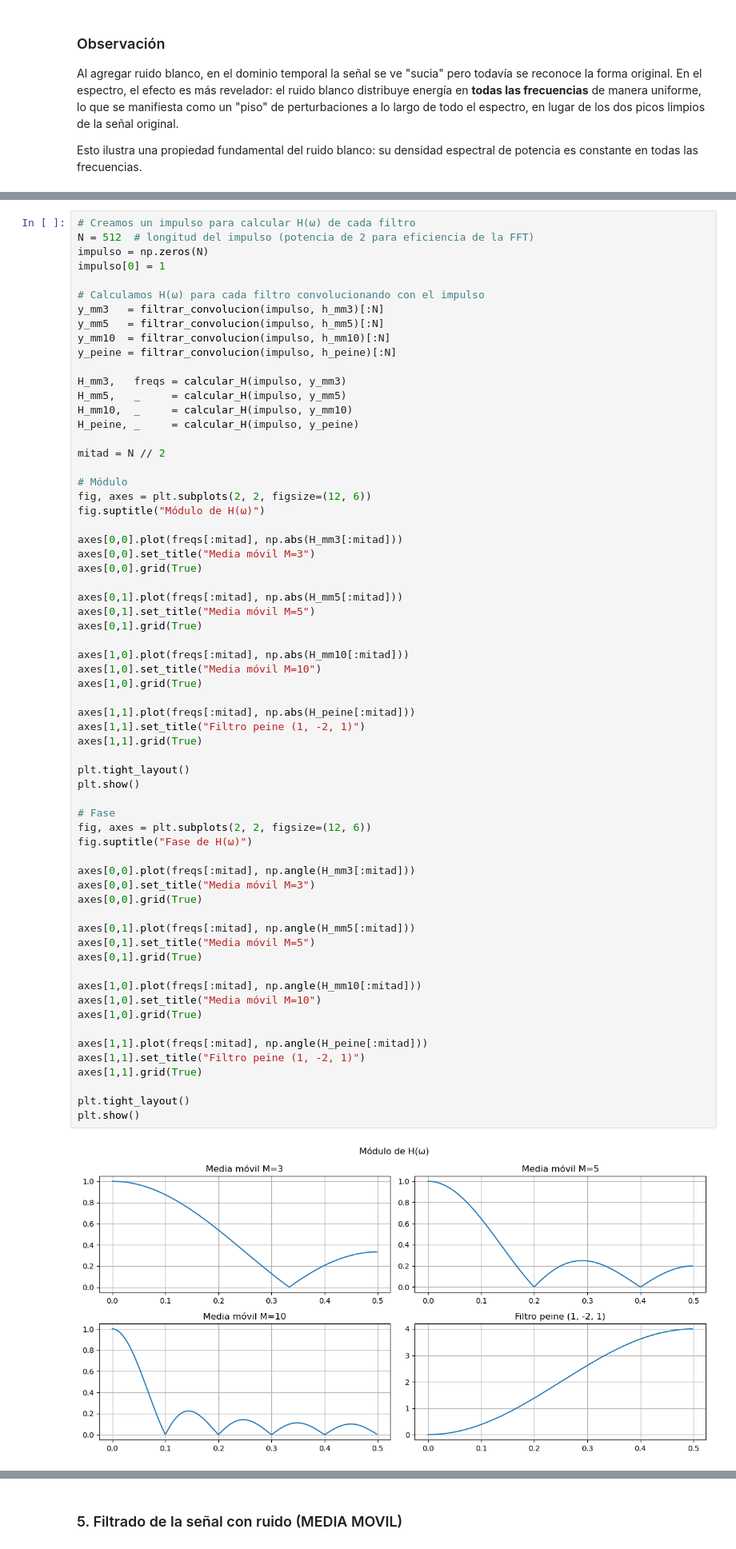
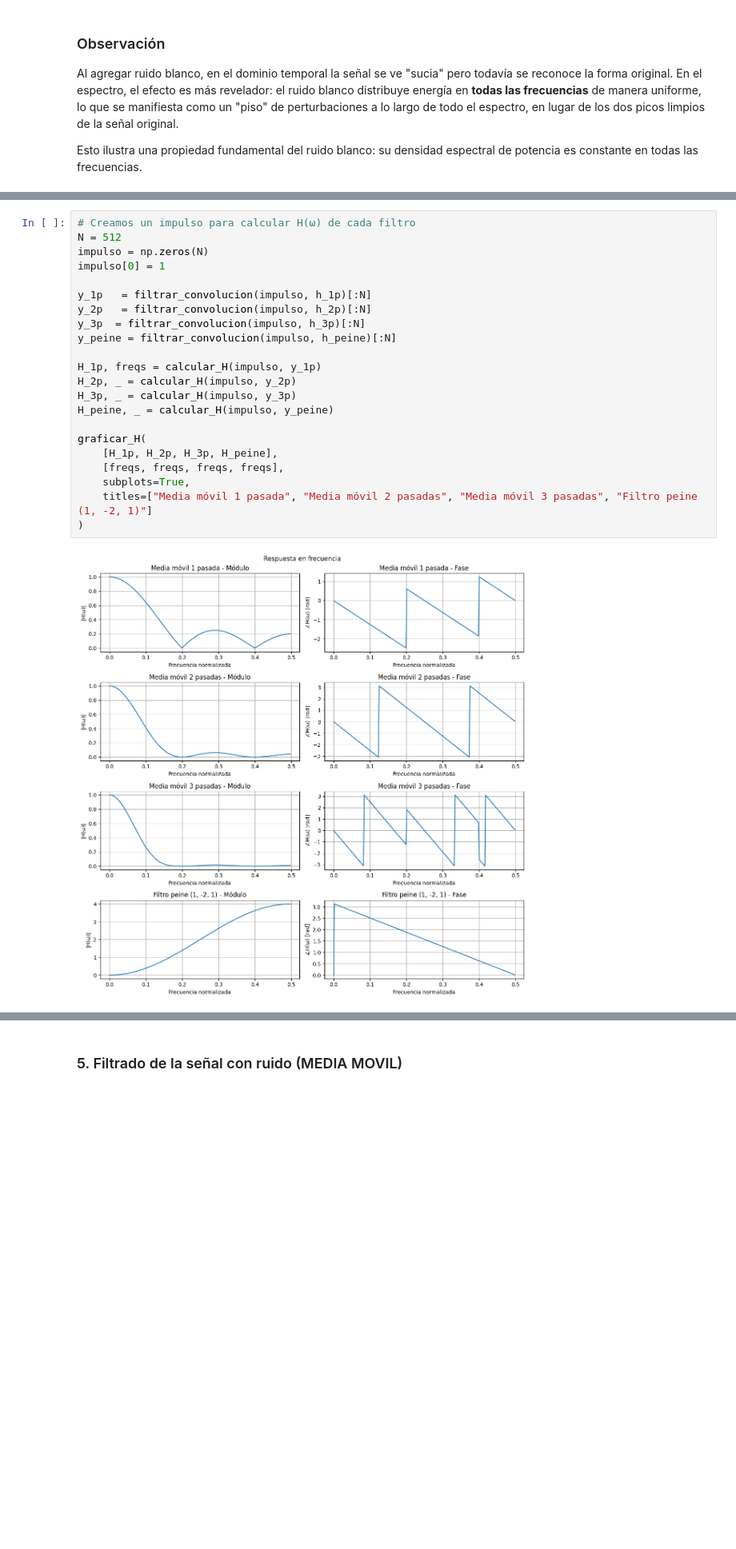
Before and after one commit to notfigure8/TP-DSP-Grupo-5, a Jupyter notebook: notebook_grupo_5.ipynb, the cells around one changed output, grey strips where cells are left out. Shown at 80% size. Cells and saved outputs as stored; diff of their text form; blank space fills up the shorter version.

```diff
--- a/notebook_grupo_5.ipynb
+++ b/notebook_grupo_5.ipynb
@@ -120,66 +108,24 @@ en frecuencia H(ω) aplicando el filtro a un impulso y luego calculando la FFT.
 # %%
 # Creamos un impulso para calcular H(ω) de cada filtro
-N = 512  # longitud del impulso (potencia de 2 para eficiencia de la FFT)
+N = 512
 impulso = np.zeros(N)
 impulso[0] = 1
 
-# Calculamos H(ω) para cada filtro convolucionando con el impulso
-y_mm3   = filtrar_convolucion(impulso, h_mm3)[:N]
-y_mm5   = filtrar_convolucion(impulso, h_mm5)[:N]
-y_mm10  = filtrar_convolucion(impulso, h_mm10)[:N]
+y_1p   = filtrar_convolucion(impulso, h_1p)[:N]
+y_2p   = filtrar_convolucion(impulso, h_2p)[:N]
+y_3p  = filtrar_convolucion(impulso, h_3p)[:N]
 y_peine = filtrar_convolucion(impulso, h_peine)[:N]
 
-H_mm3,   freqs = calcular_H(impulso, y_mm3)
-H_mm5,   _     = calcular_H(impulso, y_mm5)
-H_mm10,  _     = calcular_H(impulso, y_mm10)
-H_peine, _     = calcular_H(impulso, y_peine)
+H_1p, freqs = calcular_H(impulso, y_1p)
+H_2p, _ = calcular_H(impulso, y_2p)
+H_3p, _ = calcular_H(impulso, y_3p)
+H_peine, _ = calcular_H(impulso, y_peine)
 
-mitad = N // 2
-
-# Módulo
-fig, axes = plt.subplots(2, 2, figsize=(12, 6))
-fig.suptitle("Módulo de H(ω)")
-
-axes[0,0].plot(freqs[:mitad], np.abs(H_mm3[:mitad]))
-axes[0,0].set_title("Media móvil M=3")
-axes[0,0].grid(True)
-
-axes[0,1].plot(freqs[:mitad], np.abs(H_mm5[:mitad]))
-axes[0,1].set_title("Media móvil M=5")
-axes[0,1].grid(True)
-
-axes[1,0].plot(freqs[:mitad], np.abs(H_mm10[:mitad]))
-axes[1,0].set_title("Media móvil M=10")
-axes[1,0].grid(True)
-
-axes[1,1].plot(freqs[:mitad], np.abs(H_peine[:mitad]))
-axes[1,1].set_title("Filtro peine (1, -2, 1)")
-axes[1,1].grid(True)
-
-plt.tight_layout()
-plt.show()
-
-# Fase
-fig, axes = plt.subplots(2, 2, figsize=(12, 6))
-fig.suptitle("Fase de H(ω)")
-
-axes[0,0].plot(freqs[:mitad], np.angle(H_mm3[:mitad]))
-axes[0,0].set_title("Media móvil M=3")
-axes[0,0].grid(True)
-
-axes[0,1].plot(freqs[:mitad], np.angle(H_mm5[:mitad]))
-axes[0,1].set_title("Media móvil M=5")
-axes[0,1].grid(True)
-
-axes[1,0].plot(freqs[:mitad], np.angle(H_mm10[:mitad]))
-axes[1,0].set_title("Media móvil M=10")
-axes[1,0].grid(True)
-
-axes[1,1].plot(freqs[:mitad], np.angle(H_peine[:mitad]))
-axes[1,1].set_title("Filtro peine (1, -2, 1)")
-axes[1,1].grid(True)
-
-plt.tight_layout()
-plt.show()
+graficar_H(
+    [H_1p, H_2p, H_3p, H_peine],
+    [freqs, freqs, freqs, freqs],
+    subplots=True,
+    titles=["Media móvil 1 pasada", "Media móvil 2 pasadas", "Media móvil 3 pasadas", "Filtro peine (1, -2, 1)"]
+)
 # %% [output]
-[figure, old version]
+[figure, new version]
```
Also changed, not shown: parts of 25 cells of this notebook, 1 other file.
